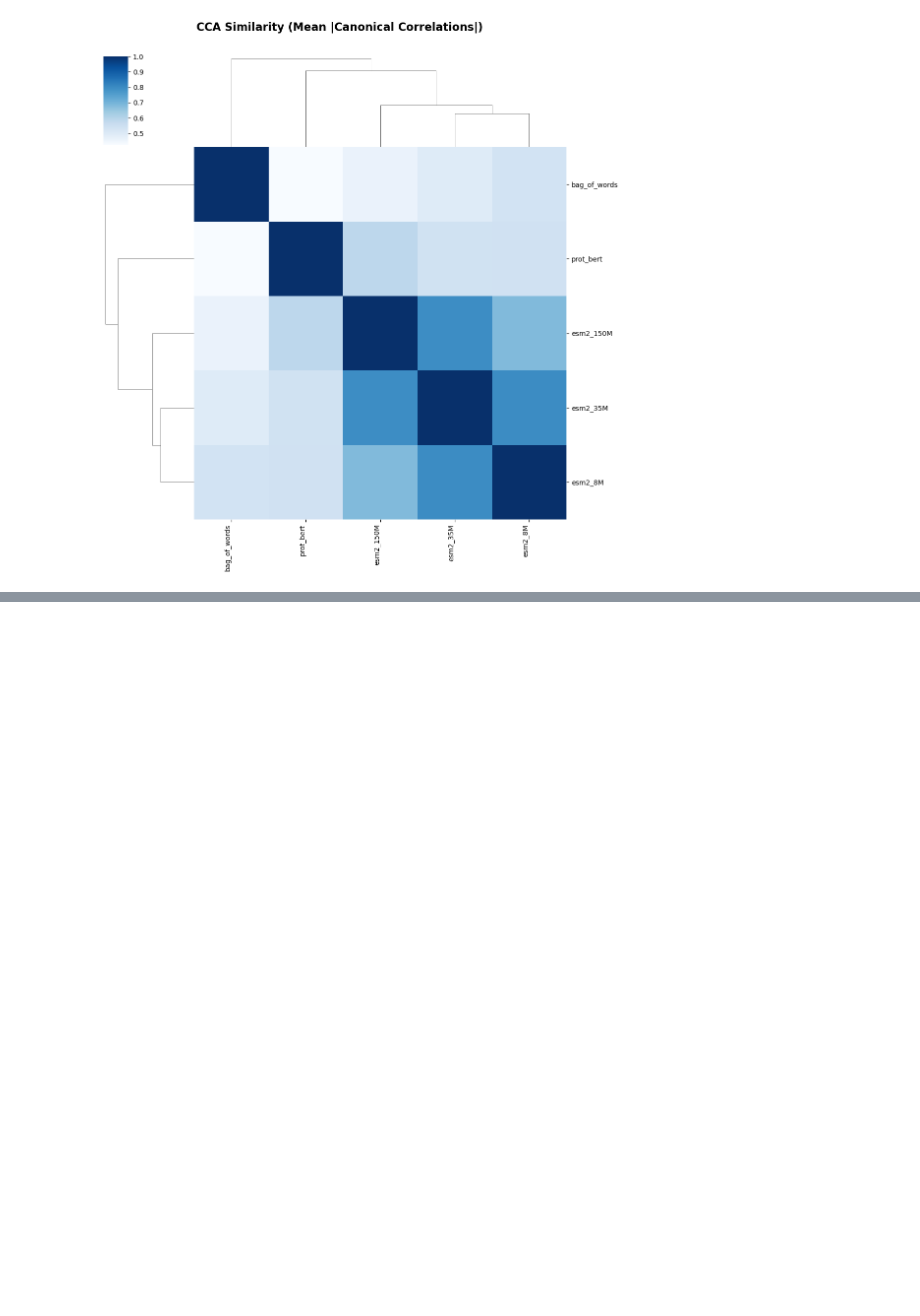
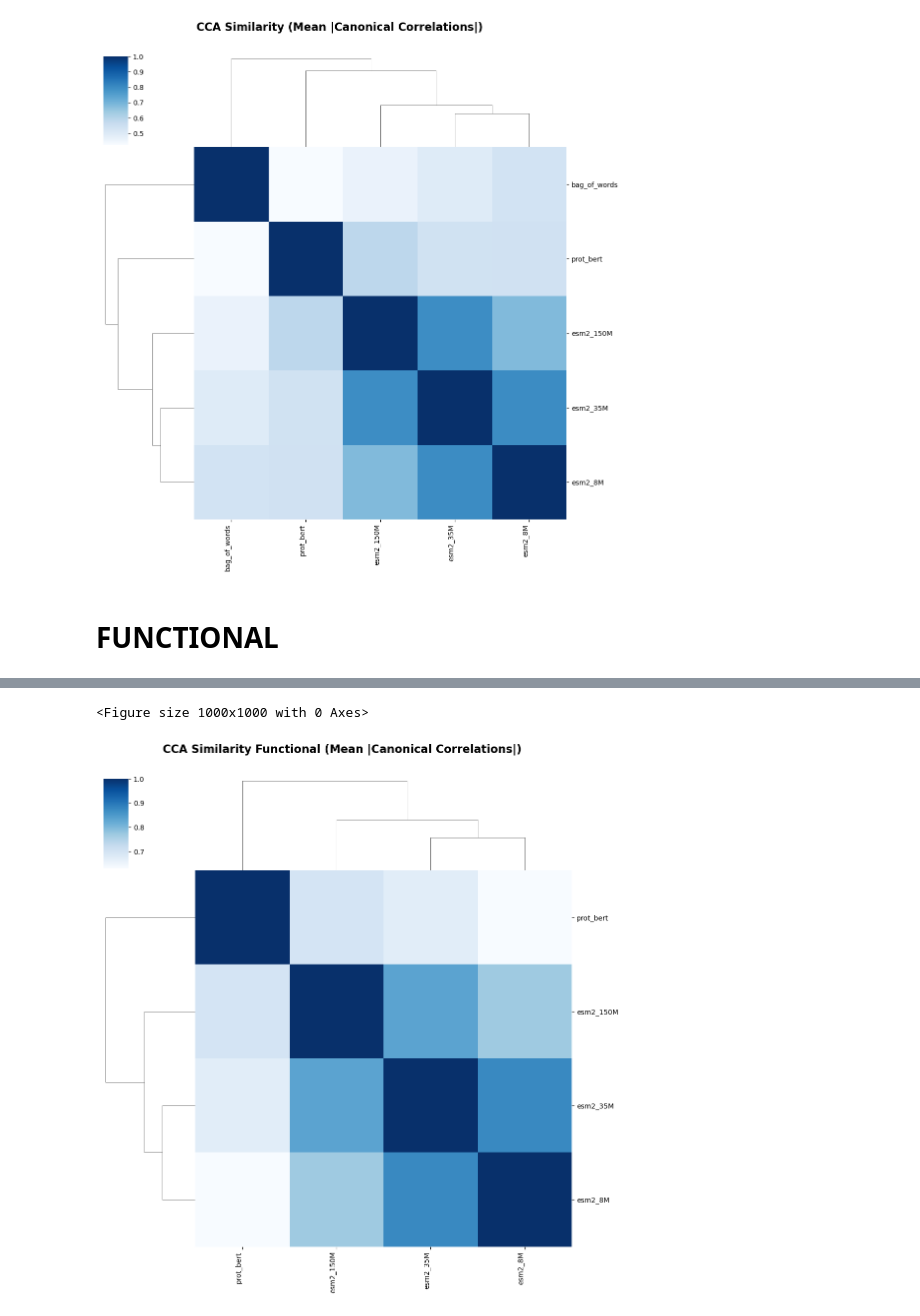
Before and after one commit to noahcape/qcb551_proj, a Jupyter notebook: cca/plot_cca.ipynb, the cells around one changed output, grey strips where cells are left out. Saved outputs shown, nothing was run; the diff lists cells and outputs as text; code cells hidden in the pictures; blank space fills up the shorter version.

Commit message:
updated cluster label eval and cca

```diff
--- a/cca/plot_cca.ipynb
+++ b/cca/plot_cca.ipynb
@@ -77,3 +79,79 @@ plt.show()
 # %% [output]
 <Figure size 1000x1000 with 0 Axes>
 [figure]
+# %% [markdown]
+# FUNCTIONAL
+# %%
+EMB_DIR = "/cos_551_embeddings_functional"
+parquet_paths = sorted(glob.glob(os.path.join(EMB_DIR, "*.parquet")))
+
+per_file_map = {}
+
+for p in parquet_paths:
+    name = os.path.splitext(os.path.basename(p))[0]
+    df = pd.read_parquet(p)
+
+    if "Sequence" not in df.columns or "embedding" not in df.columns:
+        raise ValueError(f"{p} missing required columns")
+
+    seq_to_emb = {}
+    for _, row in df.iterrows():
+        seq = row["Sequence"]
+        emb_val = row["embedding"]
+
+        if isinstance(emb_val, list) or isinstance(emb_val, np.ndarray):
+            emb = np.array(emb_val, dtype=float)
+        else:
+            emb_str = str(emb_val)
+            try:
+                emb = ast.literal_eval(emb_str)
+            except:
+                s = emb_str.strip().lstrip("[").rstrip("]")
+                emb = [float(x.strip()) for x in s.split(",") if x.strip()]
+            emb = np.array(emb, dtype=float)
+
+        seq_to_emb[seq] = emb
+
+    per_file_map[name] = seq_to_emb
+    print(f"Loaded {len(seq_to_emb)} sequences from {name}")
+
+
+all_seq_sets = [set(m.keys()) for m in per_file_map.values()]
+common_seqs = sorted(set.intersection(*all_seq_sets))
+print(f"Common sequences across all embeddings: {len(common_seqs)}")
+
+embeddings_dict = {}
+for name, seq_map in per_file_map.items():
+    rows = [seq_map[seq] for seq in common_seqs]
+    embeddings_dict[name] = np.vstack(rows)
+    print(name, "->", embeddings_dict[name].shape)
+
+dims = {name: arr.shape[1] for name, arr in embeddings_dict.items()}
+print("Embedding dims per model:", dims)
+
+sim_df = cca.compute_similarity_matrix(
+    embeddings_dict,
+    n_pca_components=10,
+    cca_score=False
+)
+
+sim_df.index = sim_df.index.str.replace("_embeddings", "", regex=False)
+sim_df.columns = sim_df.columns.str.replace("_embeddings", "", regex=False)
+sim_df.index = sim_df.index.str.replace("_functional", "", regex=False)
+sim_df.columns = sim_df.columns.str.replace("_functional", "", regex=False)
+
+plt.figure(figsize=(10, 10))
+g = sns.clustermap(
+    sim_df,
+    cmap="Blues",
+    square=True,
+    annot=False,
+    cbar_kws={"shrink": 0.5},
+)
+g.fig.suptitle("CCA Similarity Functional (Mean |Canonical Correlations|)", y=1.05,
+               fontsize=16, fontweight="bold")
+
+plt.setp(g.ax_heatmap.get_xticklabels(), rotation=90, ha="right")
+plt.setp(g.ax_heatmap.get_yticklabels(), rotation=0)
+plt.show()
+# %% [output]
@@ -79,0 +168,2 @@ plt.show()
+<Figure size 1000x1000 with 0 Axes>
+[figure, added]
```
Also changed, not shown: parts of 2 cells of this notebook, 2 other files.
